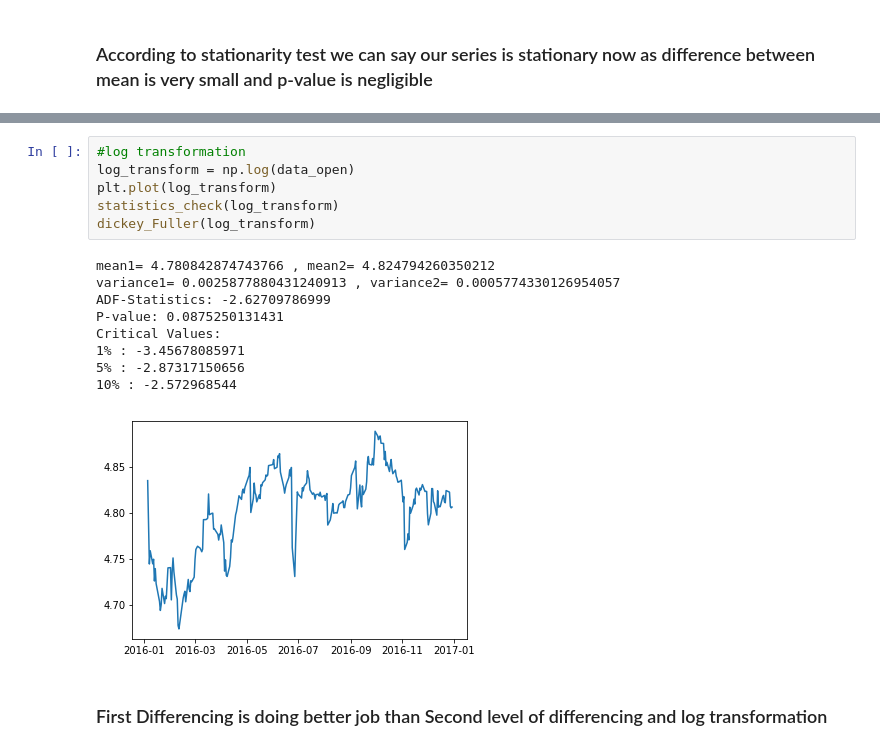
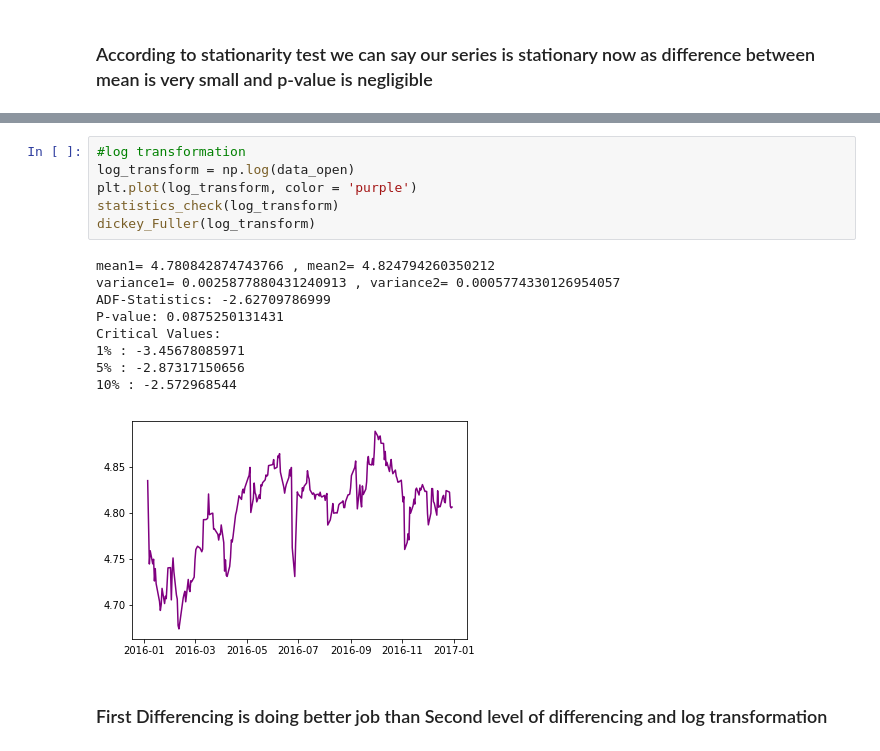
Before and after one commit to garg-sparsh/Stock-Price-Prediction, a Jupyter notebook: Time_Series_Forecasting_for_stock.ipynb, the cells around one changed output, grey strips where cells are left out. Cells and saved outputs as stored; diff of their text form.

```diff
--- a/Time_Series_Forecasting_for_stock.ipynb
+++ b/Time_Series_Forecasting_for_stock.ipynb
@@ -196,18 +199,18 @@ Critical Values:
 # %%
 #log transformation
 log_transform = np.log(data_open)
-plt.plot(log_transform)
+plt.plot(log_transform, color = 'purple')
 statistics_check(log_transform)
 dickey_Fuller(log_transform)
 # %% [output]
 mean1= 4.780842874743766 , mean2= 4.824794260350212
 variance1= 0.0025877880431240913 , variance2= 0.0005774330126954057
 ADF-Statistics: -2.62709786999
 P-value: 0.0875250131431
 Critical Values:
 1% : -3.45678085971
 5% : -2.87317150656
 10% : -2.572968544
-[figure, old version]
+[figure, new version]
 # %% [markdown]
 ### First Differencing is doing better job than Second level of differencing and log transformation
```
Also changed, not shown: parts of 13 cells of this notebook.
